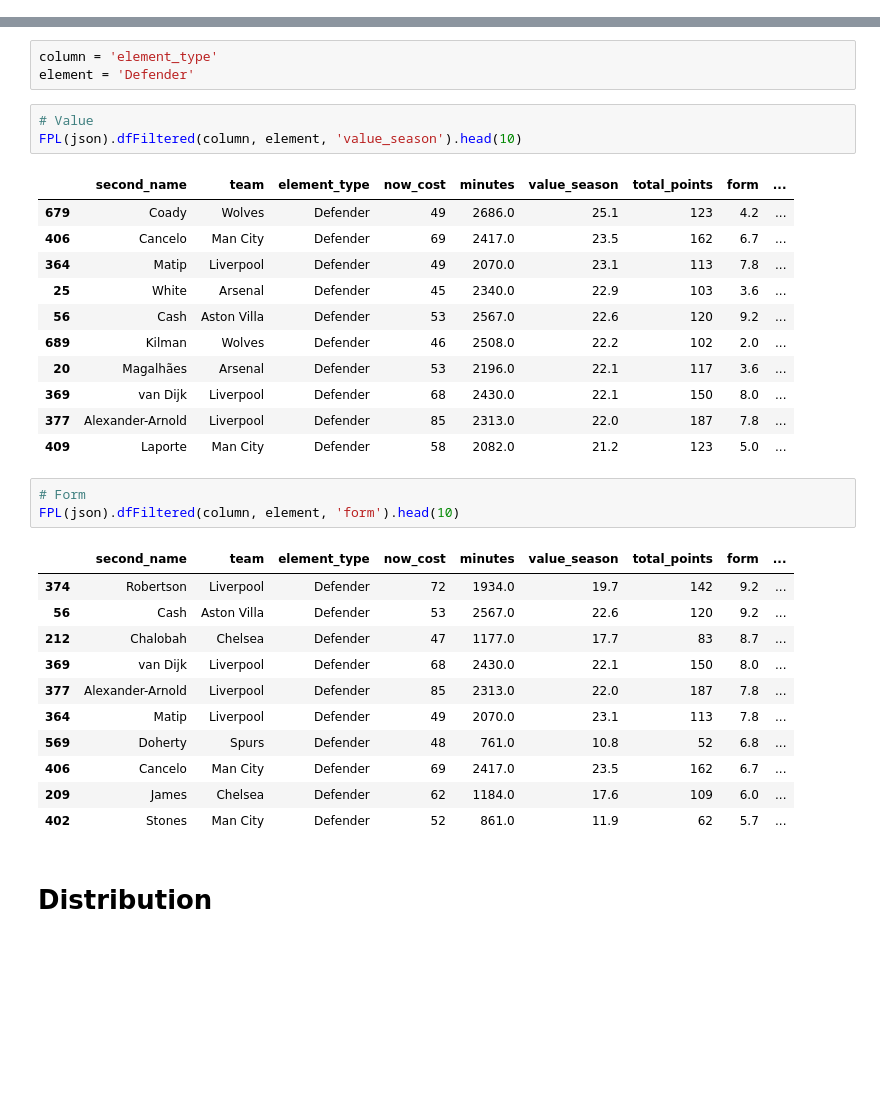
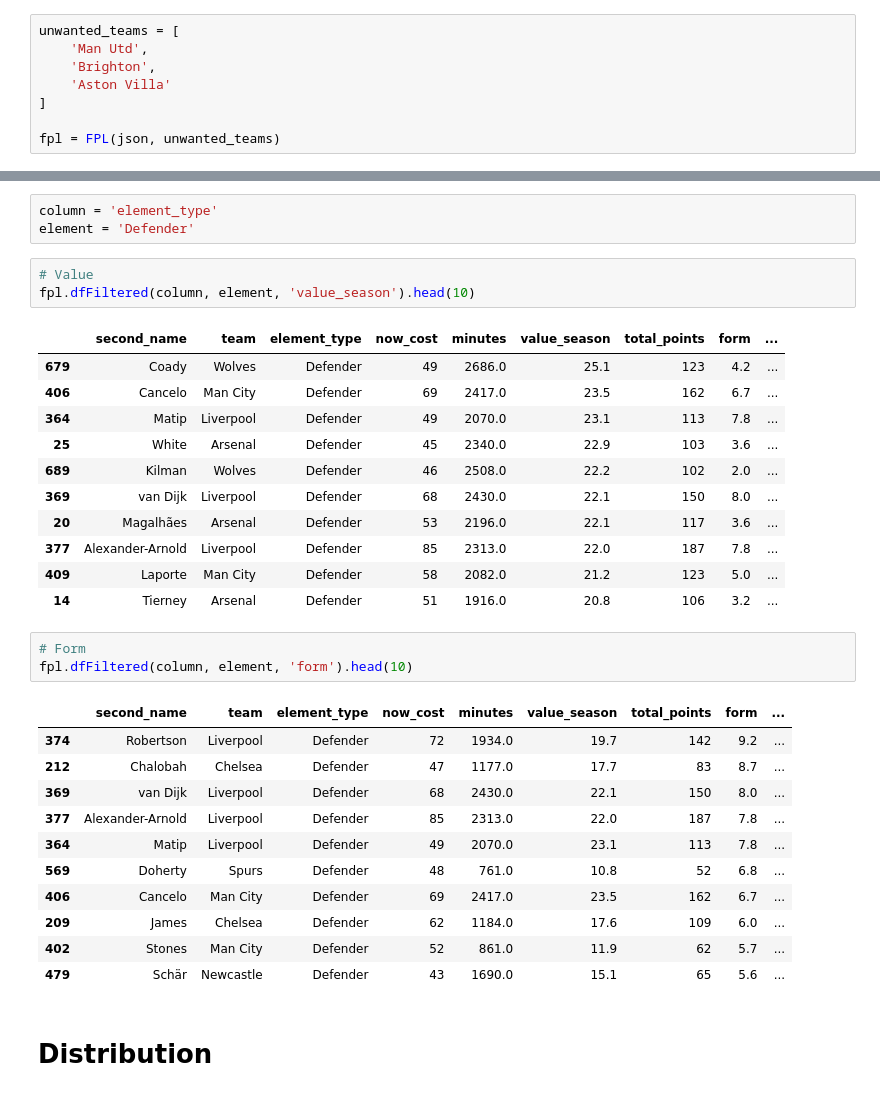
Before and after one commit to ulrikson/fantasy_football, a Jupyter notebook: analyze.ipynb, the cells around one changed output, grey strips where cells are left out. Drawn from its saved outputs; the diff is of its cells as text; blank space fills up the shorter version.

```diff
--- a/analyze.ipynb
+++ b/analyze.ipynb
@@ -10,6 +9,14 @@ warnings.filterwarnings("ignore")
 url = 'https://fantasy.premierleague.com/api/bootstrap-static/'
 response = requests.get(url)
 json = response.json()
+# %%
+unwanted_teams = [
+    'Man Utd',
+    'Brighton',
+    'Aston Villa'
+]
+
+fpl = FPL(json, unwanted_teams)
 # %% [markdown]
 # Aggregate
 # %%
@@ -82,26 +87,25 @@ column = 'element_type'
 element = 'Defender'
 # %%
 # Value
-FPL(json).dfFiltered(column, element, 'value_season').head(10)
+fpl.dfFiltered(column, element, 'value_season').head(10)
 # %% [output]
 |  | second_name | team | element_type | now_cost | minutes | value_season | total_points | form | ... |
 | 679 | Coady | Wolves | Defender | 49 | 2686.0 | 25.1 | 123 | 4.2 | ... |
 | 406 | Cancelo | Man City | Defender | 69 | 2417.0 | 23.5 | 162 | 6.7 | ... |
 | 364 | Matip | Liverpool | Defender | 49 | 2070.0 | 23.1 | 113 | 7.8 | ... |
 | 25 | White | Arsenal | Defender | 45 | 2340.0 | 22.9 | 103 | 3.6 | ... |
-| 56 | Cash | Aston Villa | Defender | 53 | 2567.0 | 22.6 | 120 | 9.2 | ... |
 | 689 | Kilman | Wolves | Defender | 46 | 2508.0 | 22.2 | 102 | 2.0 | ... |
+| 369 | van Dijk | Liverpool | Defender | 68 | 2430.0 | 22.1 | 150 | 8.0 | ... |
 | 20 | Magalhães | Arsenal | Defender | 53 | 2196.0 | 22.1 | 117 | 3.6 | ... |
-| 369 | van Dijk | Liverpool | Defender | 68 | 2430.0 | 22.1 | 150 | 8.0 | ... |
 | 377 | Alexander-Arnold | Liverpool | Defender | 85 | 2313.0 | 22.0 | 187 | 7.8 | ... |
 | 409 | Laporte | Man City | Defender | 58 | 2082.0 | 21.2 | 123 | 5.0 | ... |
+| 14 | Tierney | Arsenal | Defender | 51 | 1916.0 | 20.8 | 106 | 3.2 | ... |
 # %%
 # Form
-FPL(json).dfFiltered(column, element, 'form').head(10)
+fpl.dfFiltered(column, element, 'form').head(10)
 # %% [output]
 |  | second_name | team | element_type | now_cost | minutes | value_season | total_points | form | ... |
 | 374 | Robertson | Liverpool | Defender | 72 | 1934.0 | 19.7 | 142 | 9.2 | ... |
-| 56 | Cash | Aston Villa | Defender | 53 | 2567.0 | 22.6 | 120 | 9.2 | ... |
 | 212 | Chalobah | Chelsea | Defender | 47 | 1177.0 | 17.7 | 83 | 8.7 | ... |
 | 369 | van Dijk | Liverpool | Defender | 68 | 2430.0 | 22.1 | 150 | 8.0 | ... |
 | 377 | Alexander-Arnold | Liverpool | Defender | 85 | 2313.0 | 22.0 | 187 | 7.8 | ... |
@@ -110,6 +114,7 @@ FPL(json).dfFiltered(column, element, 'form').head(10)
 | 406 | Cancelo | Man City | Defender | 69 | 2417.0 | 23.5 | 162 | 6.7 | ... |
 | 209 | James | Chelsea | Defender | 62 | 1184.0 | 17.6 | 109 | 6.0 | ... |
 | 402 | Stones | Man City | Defender | 52 | 861.0 | 11.9 | 62 | 5.7 | ... |
+| 479 | Schär | Newcastle | Defender | 43 | 1690.0 | 15.1 | 65 | 5.6 | ... |
 # %% [markdown]
 # Distribution
 # %%
```
Also changed, not shown: parts of 7 cells of this notebook, 1 other file.
